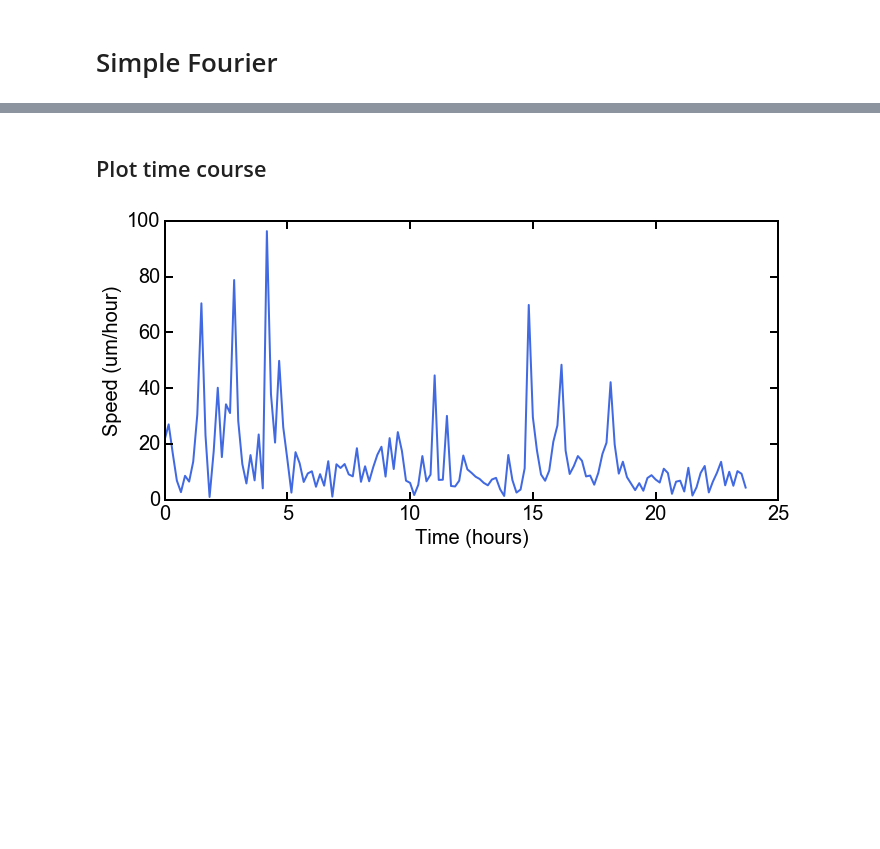
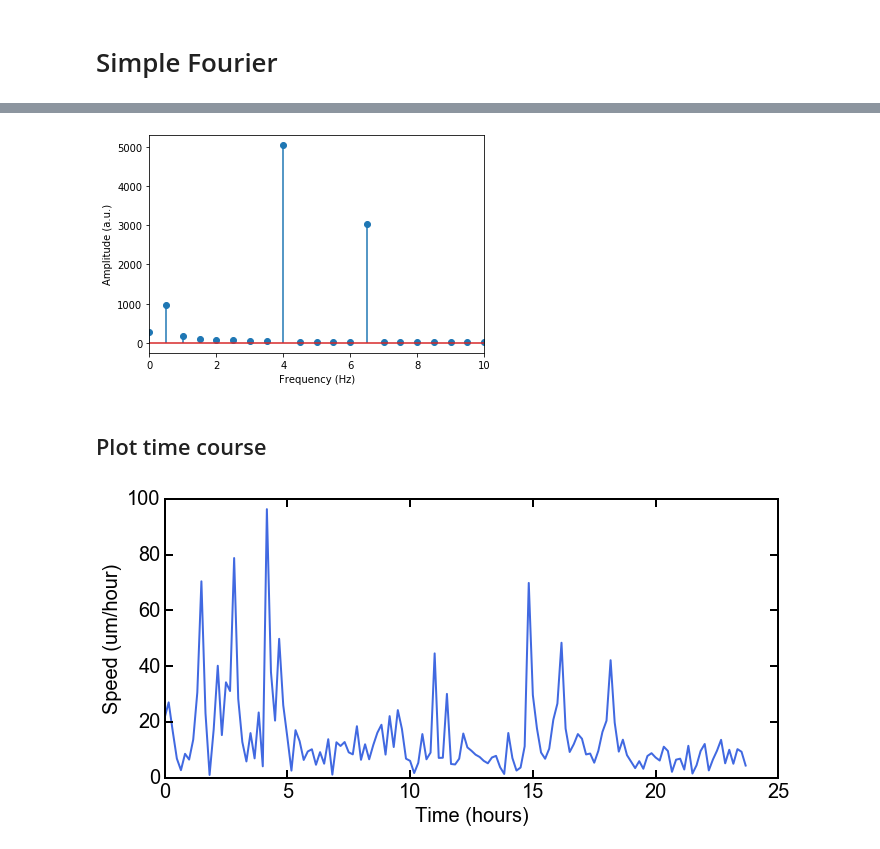
Before and after one commit to OrielBanne/myIPythonNotebooks, a Jupyter notebook: Signal_Processing/Simple_Fourier.ipynb, the cells around one changed output, grey strips where cells are left out. Saved outputs shown, nothing was run; the diff lists cells and outputs as text; code cells hidden in the pictures; blank space fills up the shorter version.

```diff
--- a/Signal_Processing/Simple_Fourier.ipynb
+++ b/Signal_Processing/Simple_Fourier.ipynb
@@ -11,3 +47,13 @@ Populating the interactive namespace from numpy and matplotlib
+# %%
+# compute frequencies vector
+hz = np.linspace(0,sf/2.,num=math.floor(len(signal)/2.)+1)
+
+plt.stem(hz,ampl[range(0,len(hz))], use_line_collection = True)
+plt.xlabel('Frequency (Hz)'), plt.ylabel('Amplitude (a.u.)')
+plt.xlim(0,10)
+plt.show()
+# %% [output]
+[figure, added]
 # %% [markdown]
 <H2>Plot time course</H2>
 # %%
```
Also changed, not shown: parts of 9 cells of this notebook.
